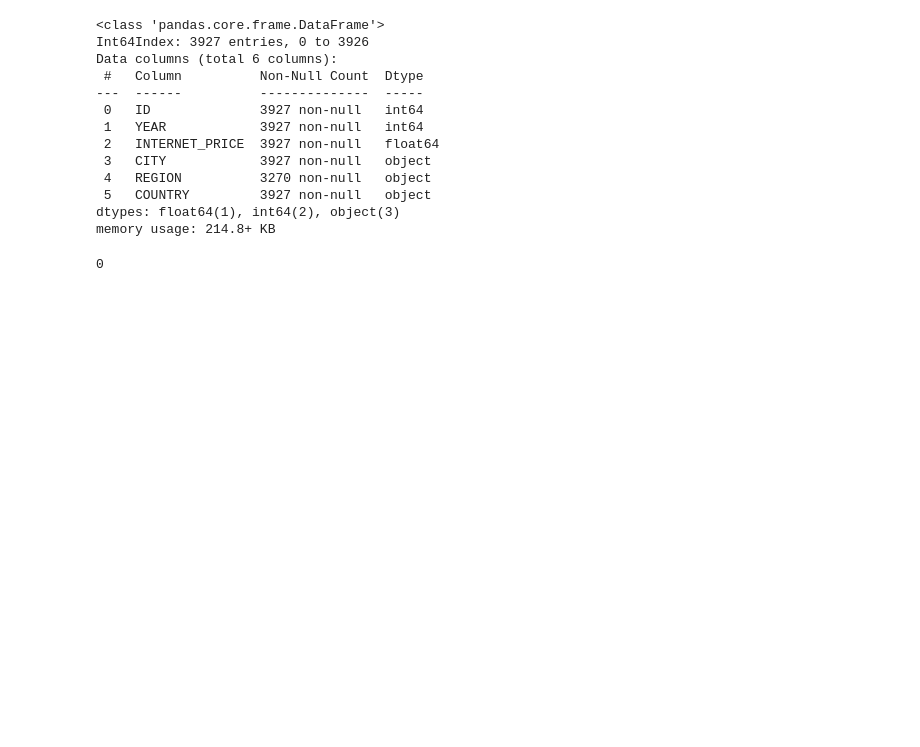
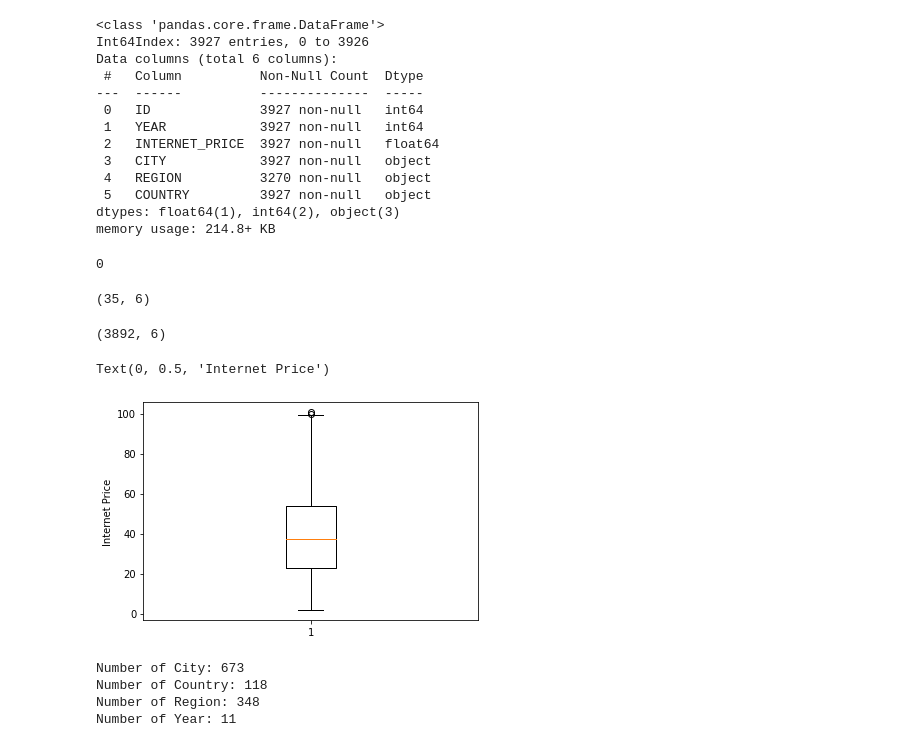
Before and after one commit to elp192/Internet-Price-Analysis-and-Forcasting, a Jupyter notebook: EDA/EDA.ipynb, the cells around one changed output. Saved outputs shown, nothing was run; the diff lists cells and outputs as text; code cells hidden in the pictures; blank space fills up the shorter version.

```diff
--- a/EDA/EDA.ipynb
+++ b/EDA/EDA.ipynb
@@ -75,0 +63,38 @@ df_new.shape
+# %%
+# Find outliers
+Q1 = df_new.INTERNET_PRICE.quantile(0.25)
+Q3 = df_new.INTERNET_PRICE.quantile(0.75)
+IQR = Q3 - Q1
+lowerbound = Q1-(1.5 * IQR)
+upperbound = Q3 + (1.5 * IQR)
+df_outlier=df_new[(df_new.INTERNET_PRICE < lowerbound) | (df_new.INTERNET_PRICE > upperbound)]
+df_outlier.shape
+# %% [output]
+(35, 6)
+# %%
+# Eliminate outliers
+df_new.drop(df_new[(df_new.INTERNET_PRICE > upperbound)|(df_new.INTERNET_PRICE<lowerbound) ].index , inplace=True)
+df_new.shape
+# %% [output]
+(3892, 6)
+# %%
+# Box plot for Internet_price column
+data=df_new.INTERNET_PRICE
+fig = pyplot.figure()
+ax = fig.add_subplot()
+pyplot.boxplot(data)
+ax.set_ylabel('Internet Price')
+# %% [output]
+Text(0, 0.5, 'Internet Price')
+[figure, added]
+# %%
+# Number of city, Country, region after eliminating outliers
+print(f"Number of City: {df_new['CITY'].nunique()}")
+print(f"Number of Country: {df_new['COUNTRY'].nunique()}")
+print(f"Number of Region: {df_new['REGION'].nunique()}")
+print(f"Number of Year: {df_new['YEAR'].nunique()}")
+# %% [output]
+Number of City: 673
+Number of Country: 118
+Number of Region: 348
+Number of Year: 11
```
Also changed, not shown: parts of 6 cells of this notebook.
